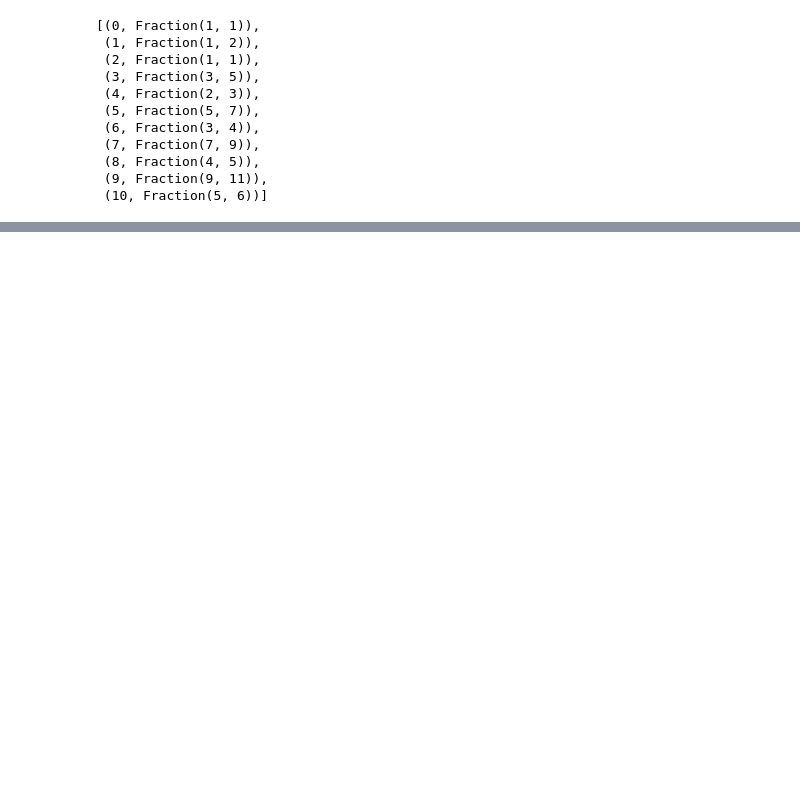
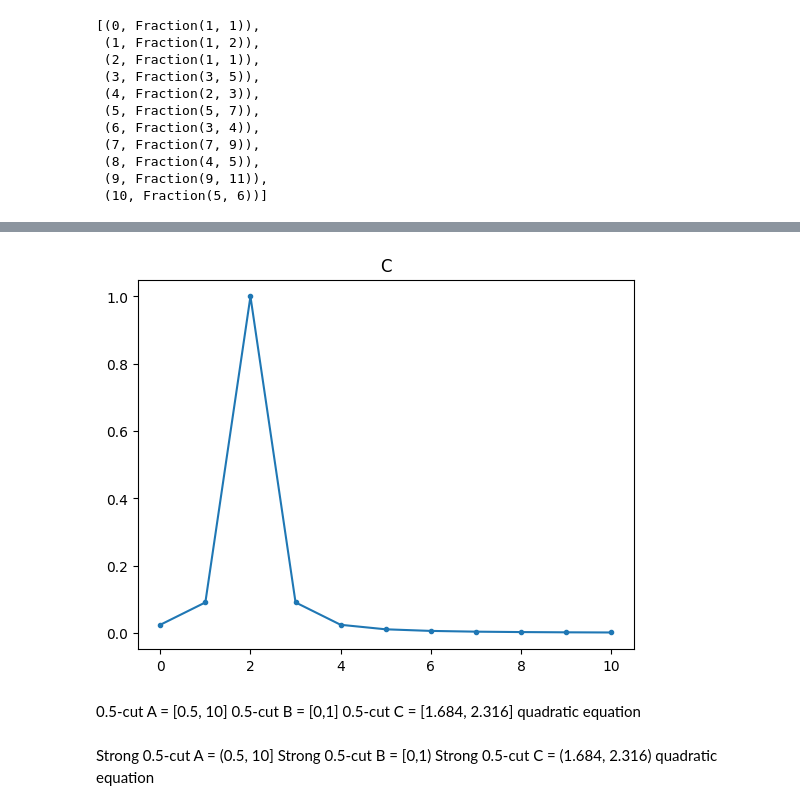
Before and after one commit to fsssnk/Fuzzy-Logic, a Jupyter notebook: fuzzy_sets.ipynb, the cells around one changed output, grey strips where cells are left out. Saved outputs shown, nothing was run; the diff lists cells and outputs as text; code cells hidden in the pictures; blank space fills up the shorter version.

```diff
--- a/fuzzy_sets.ipynb
+++ b/fuzzy_sets.ipynb
@@ -227,0 +297,8 @@ AandBandC
+# %%
+plot(C, 'C')
+# %% [output]
+[figure, added]
+# %% [markdown]
+0.5-cut A = [0.5, 10]
+0.5-cut B = [0,1]
+0.5-cut C = [1.684, 2.316] quadratic equation
@@ -227,0 +307,4 @@ AandBandC
+# %% [markdown]
+Strong 0.5-cut A = (0.5, 10]
+Strong 0.5-cut B = [0,1)
+Strong 0.5-cut C = (1.684, 2.316) quadratic equation
```
Also changed, not shown: parts of 19 cells of this notebook.
